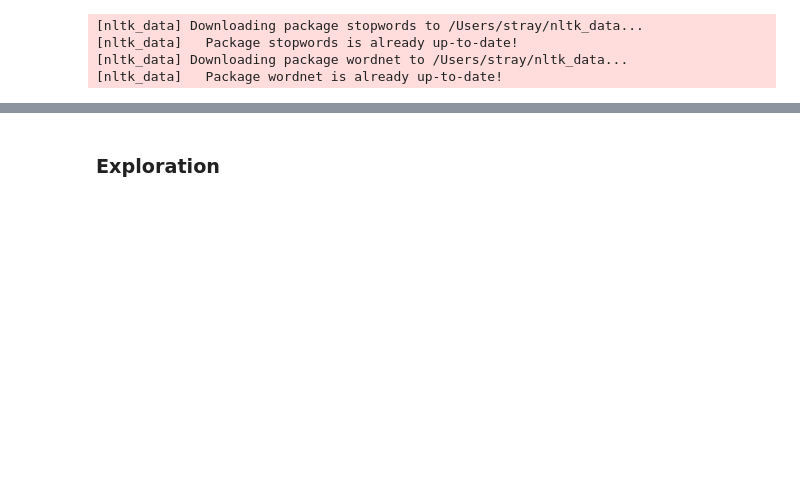
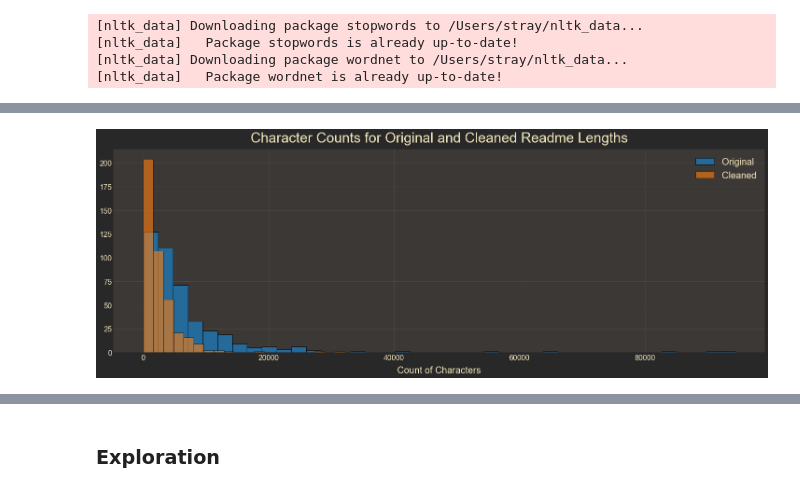
Before and after one commit to NLP-Project-CRT/NLP-Project, a Jupyter notebook: rz_workbook.ipynb, the cells around one changed output, grey strips where cells are left out. Drawn from its saved outputs; the diff is of its cells as text; code cells hidden in the pictures; blank space fills up the shorter version.

```diff
--- a/rz_workbook.ipynb
+++ b/rz_workbook.ipynb
@@ -21,0 +119,15 @@ use('~/.matplotlib/gruvbox.mplstyle')
+# %%
+# filter DataFrame to only languages with sufficent observations
+df = w.filter_language(df)
+# %%
+# plot distribution of clean and original character lengths
+fig, ax = plt.subplots()
+df.original_char_length.hist(ax=ax, bins=40, ec='k', label='Original', alpha=0.8)
+df.cleaned_char_length.hist(ax=ax, bins=20, ec='k', label='Cleaned', alpha=0.6)
+plt.title('Character Counts for Original and Cleaned Readme Lengths',
+          fontsize=30, pad=15)
+plt.xlabel('Count of Characters', fontsize=20, labelpad=10)
+plt.legend(fontsize=20)
+plt.show()
+# %% [output]
+[figure, added]
```
Also changed, not shown: parts of 54 cells of this notebook.
